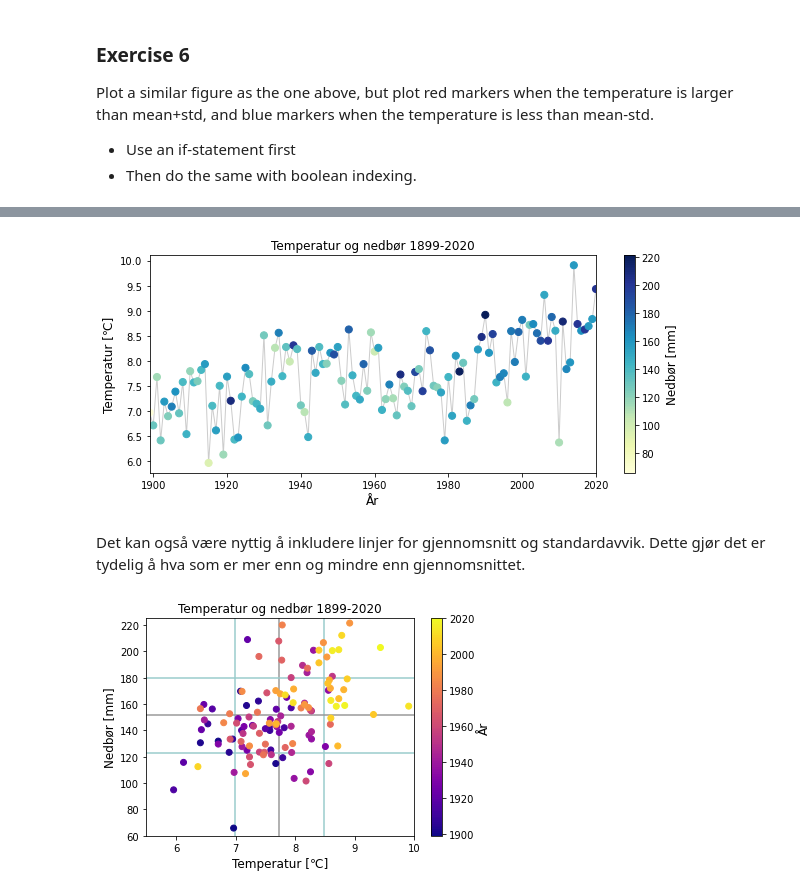
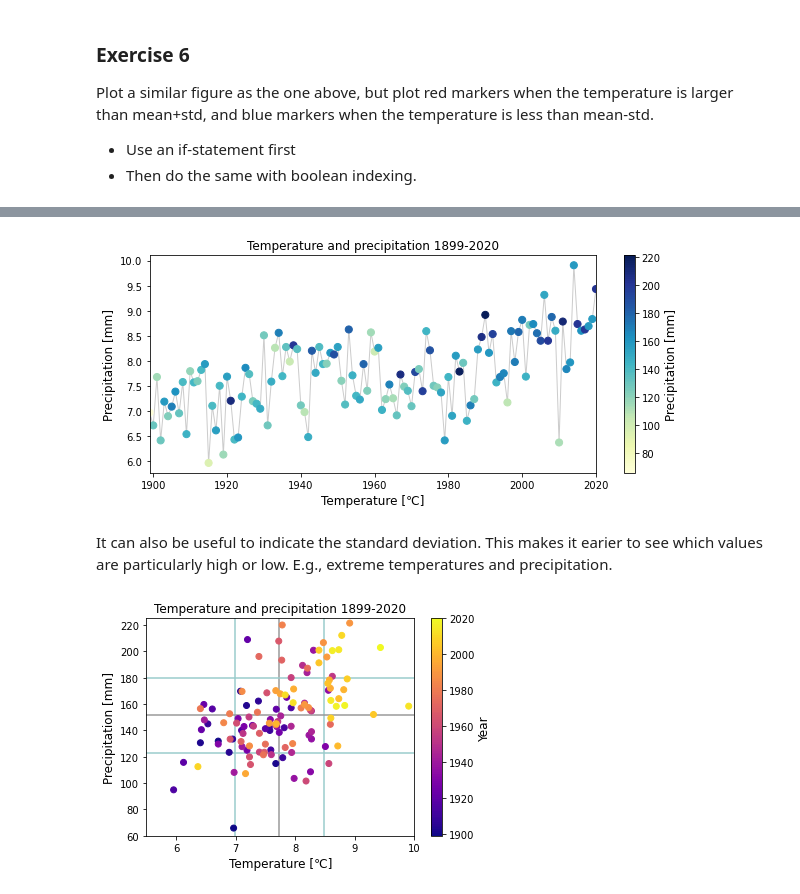
Before and after one commit to julienweihs/GEOF, a Jupyter notebook: Jupyter/Part7_For_if_loops.ipynb, the cells around one changed output, grey strips where cells are left out. Saved outputs shown, nothing was run; the diff lists cells and outputs as text; code cells hidden in the pictures.

```diff
--- a/Jupyter/Part7_For_if_loops.ipynb
+++ b/Jupyter/Part7_For_if_loops.ipynb
@@ -540,9 +541,9 @@ Vi laster inn et nytt datasett: Nedbørsdata.
 # %%
 file='PrecipVestlandYearlyNonan.txt'
-precip, tid_p = loadData(file)
+precip, time_p = loadData(file)
 
 file='TempBergenYearlyNonan.txt'
-temp,tid_t = loadData(file)
+temp,time_t = loadData(file)
 
 temp=np.squeeze(temp)
 precip=np.squeeze(precip)
@@ -573,0 +561,12 @@ tid_t[0], tid_p[0]
+# %%
+# Since time_t starts before time_p, find the index where time_t is equal to the first year of time_p
+start=np.where(time_t==time_p[0])
+# Add [0][0] to get just the index integer and not the parenthesis around it.
+start=start[0][0]
+
+# Delete the start of the temperature time series so that both temp and precip starts in the same year.
+temp=temp[start:]
+time_t=time_t[start:]
+
+# print out the new start-values of temp and precip to check that they're the same
+time_t[0], time_p[0]
@@ -633,65 +633,61 @@ I linjen `sc=ax.scatter(...)` i cellen under definerer vi et par nye ting:
 # %%
 cmap=cm.get_cmap('YlGnBu',len(temp))
-colors = precip
+c = precip
 
-# definer størrelsen til figuren, som i oppgaven Del5_sol_temp_nedbør
+# Define the size of the figure
 fig, ax = plt.subplots(figsize=(10,4))
 
-# plot tidsserien
-plt.plot(tid_t, temp, linewidth=1, color=[.8, .8, .8])
+# plot the time series
+plt.plot(time_t, temp, linewidth=1, color=[.8, .8, .8])
 
 
 sc=ax.scatter(
-    tid_t, temp,
+    time_t, temp,
     s=50,
-    c=colors, cmap=cmap,
+    c=c, cmap=cmap,
     vmin=min(precip), vmax=max(precip),
     zorder=2.5
 )
 ax.set(
-    title='Temperatur og nedbør 1899-2020',
-    ylabel='Temperatur [\u2103]',
-    xlabel='År', # \u2103 er koden for grader celcius.
-    xlim=(tid_t[0], tid_t[-1])
+    title='Temperature and precipitation 1899-2020',
+    ylabel='Precipitation [mm]',
+    xlabel='Temperature [\u2103]',
+    xlim=(time_t[0], time_t[-1])
 )
-plt.colorbar(sc, label='Nedbør [mm]') # denne linjen gjør at fargeskalaen vises til høyre.
+plt.colorbar(sc, label='Precipitation [mm]')
 
 
 plt.show()
 # %% [output]
-[figure, old version]
+[figure, new version]
-# %% [markdown]
-Det kan også være nyttig å inkludere linjer for gjennomsnitt og standardavvik.  Dette gjør det er tydelig å hva som er mer enn og mindre enn gjennomsnittet.
+# %% [markdown]
+It can also be useful to indicate the standard deviation. This makes it earier to see which values are particularly high or low. E.g., extreme temperatures and precipitation.
 # %%
-# cmap står for "colormap". Definer hvilken fargeskala du vil bruke.
 cmap=cm.get_cmap('plasma', len(temp))
 
-# Definer at fargeskalaen skal basere seg på tidsvektoren din
-colors = tid_t
+c = time_t
 
 ax=plt.axes()
 
-# Plot nedbør som en funksjon av temperatur. Fargeskalaen settes til "colors"
-# (definert rett over), fargekartet settes til cmap som definert over,
-# og du setter min og maks grenser til fargeksalaen.
+# Plot precip as a function of temperature. The color values are set to "c" (defined just above), the colormap is set to
+# cmap as defined above, and you assign the max and min color values you want to show with "vmax" and "vmin".
 sc=ax.scatter(
     temp, precip,
-    c=colors, cmap=cmap,
-    vmin=min(colors), vmax=max(colors),
+    c=c, cmap=cmap,
+    vmin=min(c), vmax=max(c),
     zorder=2.5
 )
 ax.set(
-    title='Temperatur og nedbør 1899-2020',
-    ylabel='Nedbør [mm]',
-    xlabel='Temperatur [\u2103]', # \u2103 er koden for grader celcius.
+    title='Temperature and precipitation 1899-2020',
+    ylabel='Precipitation [mm]',
+    xlabel='Temperature [\u2103]',
     xlim=(5.5, 10),
     ylim=(60,225),
 )
 
-# Plot fargeskalaen
-plt.colorbar(sc, label='År')
+plt.colorbar(sc, label='Year')
 
-# Inkluder linjer for gjennomsnitt og standardavvik.
+# Include lines that indicate average and standard deviation.
 plt.vlines(np.mean(temp), 60, 225, color=[.6, .6, .6])
 plt.vlines(np.mean(temp)+np.std(temp), 60, 225, color=[.6, .8, .8])
 plt.vlines(np.mean(temp)-np.std(temp), 60, 225, color=[.6, .8, .8])
@@ -700,4 +696,4 @@ plt.hlines(np.mean(precip)+np.std(precip), 5.5, 10, color=[.6, .8, .8])
 plt.hlines(np.mean(precip)-np.std(precip), 5.5, 10, color=[.6, .8, .8])
 plt.show()
 # %% [output]
-[figure, old version]
+[figure, new version]
```
Also changed, not shown: parts of 21 cells of this notebook.
